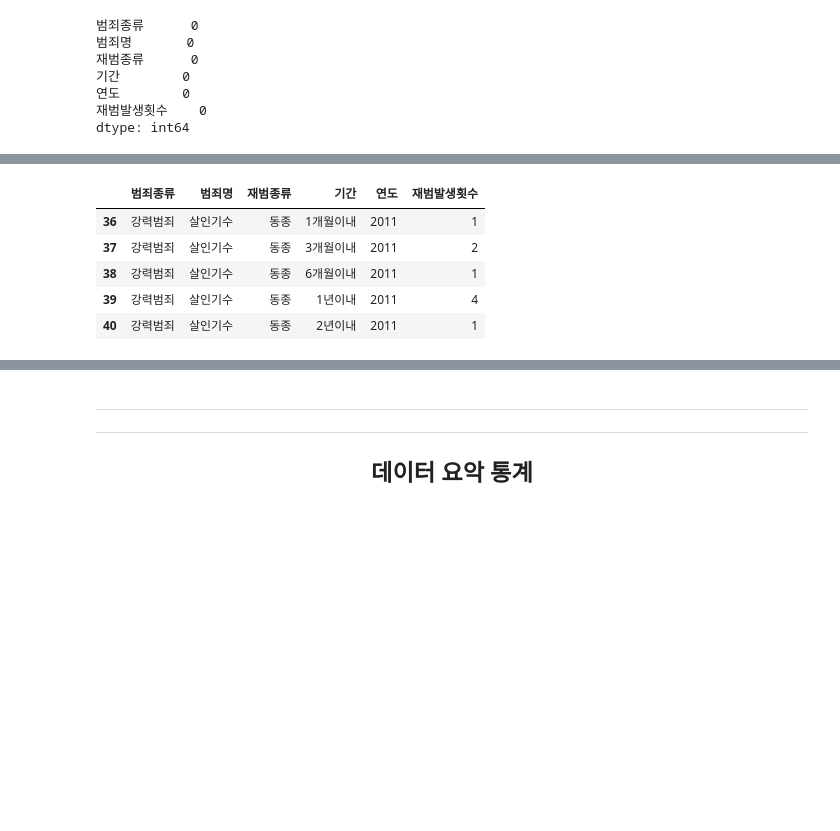
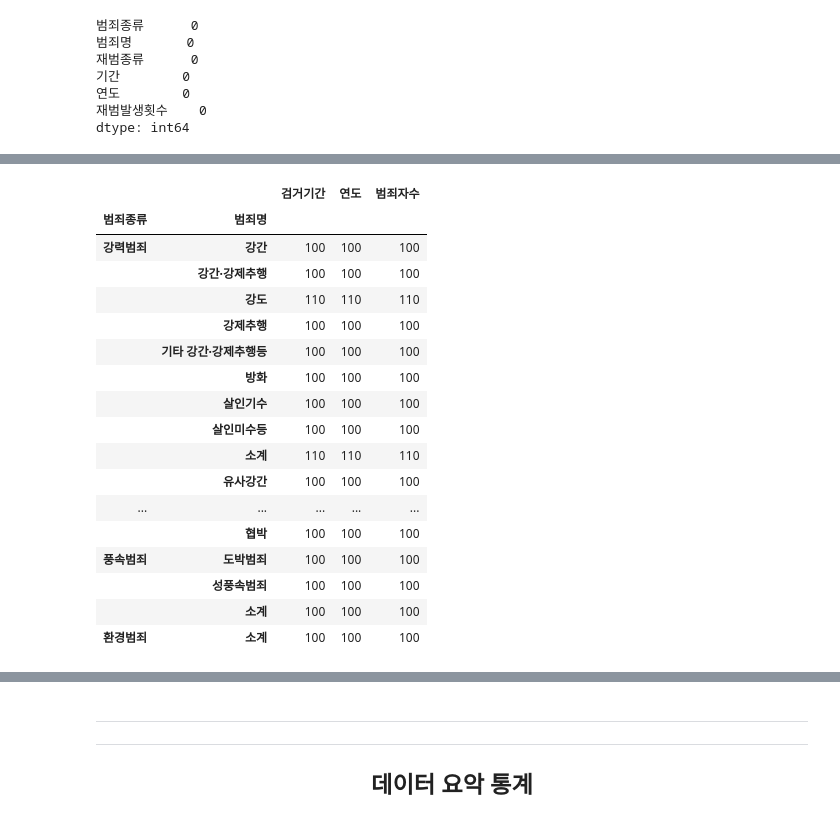
Before and after one commit to yeommss/Mini-Project, a Jupyter notebook: 4주차/04_EDA_범죄.ipynb, the cells around one changed output, grey strips where cells are left out. Drawn from its saved outputs; the diff is of its cells as text; code cells hidden in the pictures; blank space fills up the shorter version.

Commit message:
4주차 # EDA - Tidy data 만들기

```diff
--- a/4주차/04_EDA_범죄.ipynb
+++ b/4주차/04_EDA_범죄.ipynb
@@ -84,3 +107,9 @@ df.head(10)
 | 7 | 계 | 소계 | 동종 | 3년이내 | 2011 | 40255 |
 | 8 | 계 | 소계 | 동종 | 3년초과 | 2011 | 100818 |
 | 9 | 계 | 소계 | 이종 | 계 | 2011 | 529942 |
+# %%
+# Tidy Data 만들기!
+df2 = pd.melt(raw2,
+            id_vars=['범죄종류', '범죄명', '검거기간'],
+            var_name='연도', value_name='범죄자수')
+df2.head(10)
@@ -126,3 +176,6 @@ df['재범발생횟수'] = pd.to_numeric(df['재범발생횟수'], errors='coerc
 df['재범발생횟수'].dtypes
 # %% [output]
 dtype('float64')
+# %%
+df2['범죄자수'] = pd.to_numeric(df2['범죄자수'], errors='coerce', downcast='integer')
+df2['범죄자수'].dtypes
@@ -151,3 +215,6 @@ df.isnull().sum()
 연도        0
 재범발생횟수    0
 dtype: int64
+# %%
+# 결측치 변경
+df2['범죄자수'] = df2['범죄자수'].fillna(0).astype(int)
@@ -172,15 +248,33 @@ for col in df.columns:
 
 재범발생횟수 : [822673 292731  13342 ...   8728  10163  52819]
+# %%
+# 소계 하나뿐인지 확인
+df2.groupby(by=['범죄종류', '범죄명']).count()
+# %% [output]
+|  |  | 검거기간 | 연도 | 범죄자수 |
+| 범죄종류 | 범죄명 |  |  |  |
+| 강력범죄 | 강간 | 100 | 100 | 100 |
+|  | 강간·강제추행 | 100 | 100 | 100 |
+|  | 강도 | 110 | 110 | 110 |
+|  | 강제추행 | 100 | 100 | 100 |
+|  | 기타 강간·강제추행등 | 100 | 100 | 100 |
+|  | 방화 | 100 | 100 | 100 |
+|  | 살인기수 | 100 | 100 | 100 |
+|  | 살인미수등 | 100 | 100 | 100 |
+|  | 소계 | 110 | 110 | 110 |
+|  | 유사강간 | 100 | 100 | 100 |
+| ... | ... | ... | ... | ... |
+|  | 협박 | 100 | 100 | 100 |
+| 풍속범죄 | 도박범죄 | 100 | 100 | 100 |
+|  | 성풍속범죄 | 100 | 100 | 100 |
+|  | 소계 | 100 | 100 | 100 |
+| 환경범죄 | 소계 | 100 | 100 | 100 |
 # %%
-# '소계' 들어가는 행 삭제
-drops = df['범죄종류'].str.contains('계') | df['범죄명'].str.contains('계') \
-    | df['재범종류'].str.contains('계') | df['기간'].str.contains('계')
+# 소계 들어가는 행 삭제
+drops_col = ['강력범죄', '지능범죄', '폭력범죄', '풍속범죄']
+drops = ((df['범죄명'].str.contains('계')) & (df['범죄종류'] == drops_col[0])) |\
+((df['범죄명'].str.contains('계')) & (df['범죄종류'] == drops_col[1])) |\
+((df['범죄명'].str.contains('계')) & (df['범죄종류'] == drops_col[2])) |\
+((df['범죄명'].str.contains('계')) & (df['범죄종류'] == drops_col[3])) |\
+    df['범죄종류'].str.contains('계') | df['기간'].str.contains('계')
 df = df[~drops]
-df.head()
-# %% [output]
-|  | 범죄종류 | 범죄명 | 재범종류 | 기간 | 연도 | 재범발생횟수 |
-| 36 | 강력범죄 | 살인기수 | 동종 | 1개월이내 | 2011 | 1 |
-| 37 | 강력범죄 | 살인기수 | 동종 | 3개월이내 | 2011 | 2 |
-| 38 | 강력범죄 | 살인기수 | 동종 | 6개월이내 | 2011 | 1 |
-| 39 | 강력범죄 | 살인기수 | 동종 | 1년이내 | 2011 | 4 |
-| 40 | 강력범죄 | 살인기수 | 동종 | 2년이내 | 2011 | 1 |
```
Also changed, not shown: parts of 33 cells of this notebook, 3 other files.
